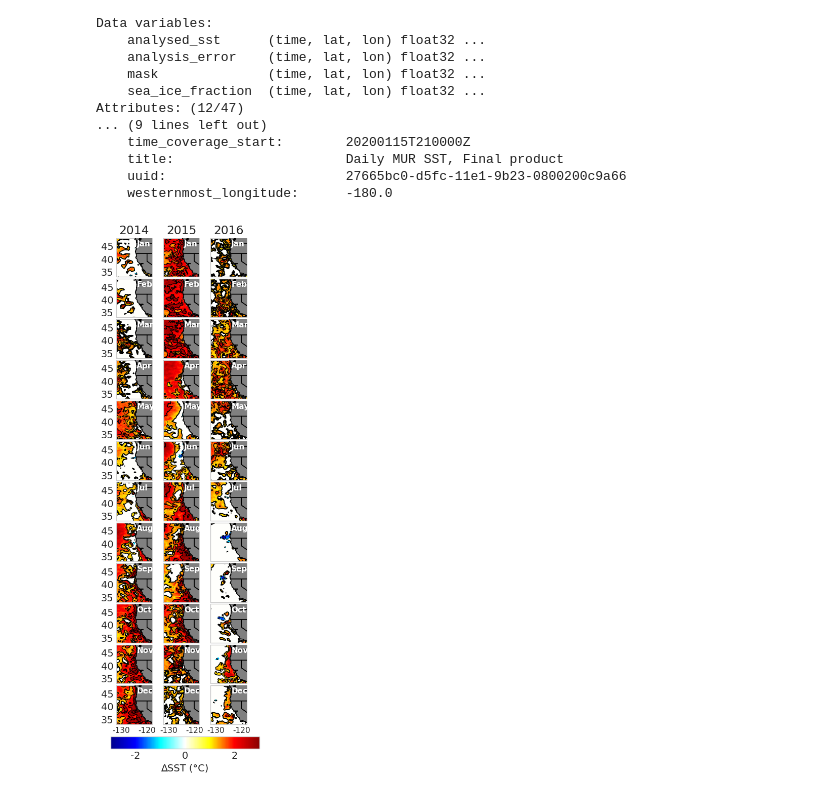
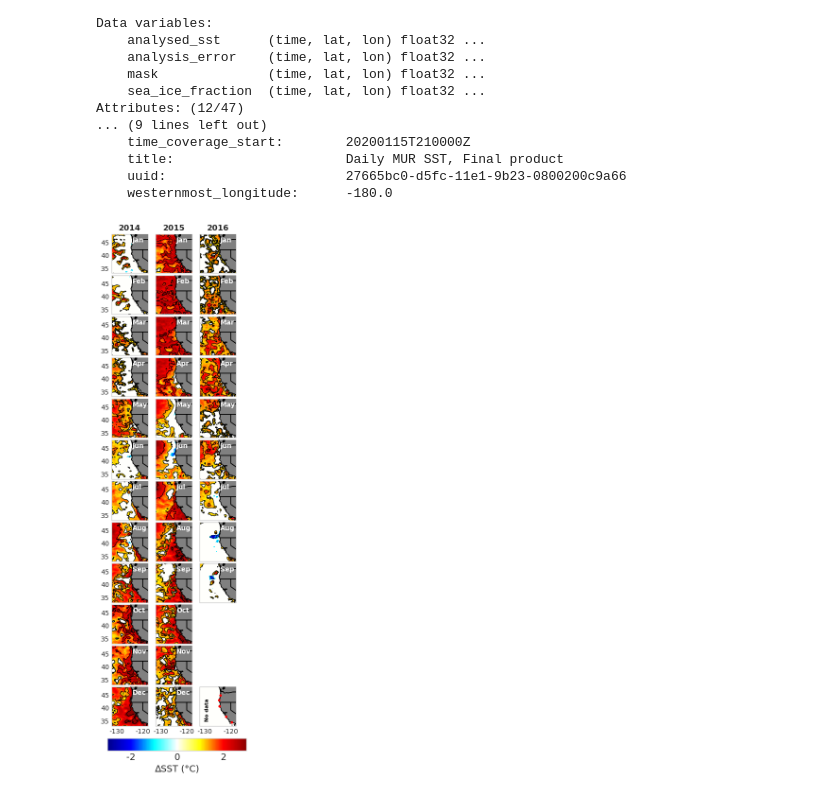
Before and after one commit to Jhartanto30/hw03-Group21, a Jupyter notebook: climate-Q04.ipynb, the cells around one changed output. Drawn from its saved outputs; the diff is of its cells as text; code cells hidden in the pictures.

Commit message:
removing the Oct-Dec 2016 data, and adding the no data plot

```diff
--- a/climate-Q04.ipynb
+++ b/climate-Q04.ipynb
@@ -103,64 +103,99 @@ anomalies_2015_white = anomalies_2015_mask.fillna(0)
 anomalies_2016_white = anomalies_2016_mask.fillna(0)
 # %%
 # Composing the entire plot for all months and years included
-n_months=12
-n_years=3
 months = ["Jan","Feb","Mar","Apr","May","Jun","Jul","Aug","Sep","Oct","Nov","Dec"]
 years = ["2014","2015","2016"]
-fig, axs = plt.subplots(nrows=n_months, ncols=n_years, sharex=True, sharey=True, subplot_kw={'projection': ccrs.PlateCarree()}, figsize=(7,24))
+fig, axs = plt.subplots(nrows=len(months), ncols=len(years), sharex=True, sharey=True, subplot_kw={'projection': ccrs.PlateCarree()}, figsize=(7,26))
 
 
 # loop through the months and plots
-for i in range(n_months):
-    for j in range(n_years):
+for j in range(len(years)):
+
+    for i in range(len(months)):
         # Choose correct dataset to plot by per year
         if j == 0:
             # j = 0 corresponds to 2014
             anomalies = anomalies_2014_white
         if j == 1:
             # j = 0 corresponds to 2015
             anomalies = anomalies_2015_white
         if j == 2:
             # j = 0 corresponds to 2016
             anomalies = anomalies_2016_white
 
-        # Plot the anomalies
-        overall_plot = anomalies[i,:,:].plot(ax=axs[i, j], transform=crs, cmap=cmap_custom,add_colorbar=False,vmin=-3, vmax=3,zorder=1)
-        anomalies[i,:,:].plot.contour(ax=axs[i, j], colors='black', linewidths=1,zorder=2)
-        axs[i,j].add_feature(cfeature.LAND, color="grey",zorder=3)
-        axs[i,j].add_feature(cfeature.STATES.with_scale("10m"),zorder=4)
-        # Remove default title
-        axs[i,j].set_title("")
-        # Remove default labels
-        axs[i,j].set(xlabel=None, ylabel=None)
-        # Plot month name
-        axs[i,j].text(-124, 45, months[i], fontsize=11, color="white", fontweight="semibold",zorder=5)
-
-        # Plot overall titles for the figure
-        if i == 0:
-            # First row add year
-            axs[i,j].set_title(years[j])
-        if j == 0:
-            # Left col add yticks for lat
-            axs[i,j].set_yticks([35, 40, 45])
-        if i == 11:
+        if ((i==len(months)-1) and (j == len(years)-1)):
+            # Make plot for no data
+            no_data = xr.zeros_like(anomalies[i,:,:])
+            overall_plot = no_data.plot(ax=axs[i, j], transform=crs, cmap=cmap_custom,add_colorbar=False,vmin=-3, vmax=3,zorder=1)
+            axs[i,j].add_feature(cfeature.LAND, color="grey",zorder=3)
+            axs[i,j].add_feature(cfeature.STATES.with_scale("10m"),zorder=4)
+            # Remove default title
+            axs[i,j].set_title("")
+            # Remove default labels
+            axs[i,j].set(xlabel=None, ylabel=None)
             # Bottom row add xticks for long
             axs[i,j].set_xticks([-130, -120])
-            axs[i,j].set_xticklabels([-130, -120], fontsize=11)
+            axs[i,j].set_xticklabels([-130, -120], fontsize=10)
+            # Plot month name
+            axs[i,j].text(-130, 35, "No data", fontsize=8, color="black", fontweight="semibold",zorder=5,rotation=90)
+            # Plot locations with no data
+            # Newport: long = -124.053452, lat: 44.636784
+            axs[i,j].scatter(-124.053452, 44.636784, marker = 'o',c = 'r', s=8,zorder=6)
+            # Cape Blanco: long = -124.5639997, lat = 42.8376089
+            axs[i,j].scatter(-124.5639997, 42.8376089, marker = 'o',c = 'r', s=8,zorder=6)
+            # Cape Mendocino: long = -124.4095, lat = 40.440132
+            axs[i,j].scatter(-124.4095, 40.440132, marker = 'o',c = 'r', s=8,zorder=6)
+            # Monterey: long = -121.898460, lat = 36.603954
+            axs[i,j].scatter(-121.898460, 36.603954, marker = 'o',c = 'r', s=8,zorder=6)
+            # Santa Barbara: long = -119.698189, lat = 34.420830
+            axs[i,j].scatter(-119.698189, 34.420830, marker = 'o',c = 'r', s=8,zorder=6)
+        else:
+            # Plot the anomalies
+            overall_plot = anomalies[i,:,:].plot(ax=axs[i, j], transform=crs, cmap=cmap_custom,add_colorbar=False,vmin=-3, vmax=3,zorder=1)
+            anomalies[i,:,:].plot.contour(ax=axs[i, j], colors='black', levels = 5,linewidths=.8,zorder=2)
+            axs[i,j].add_feature(cfeature.LAND, color="grey",zorder=3)
+            axs[i,j].add_feature(cfeature.STATES.with_scale("10m"),zorder=4)
+            # Remove default title
+            axs[i,j].set_title("")
+            # Remove default labels
+            axs[i,j].set(xlabel=None, ylabel=None)
+            # Plot month name
+            axs[i,j].text(-124, 45, months[i], fontsize=10, color="white", fontweight="semibold",zorder=5)
 
-# set the spacing between subplots
-plt.subplots_adjust(left=0.1,bottom=0.1,right=0.5,top=0.5,wspace=0.0025,hspace=0.05)
+            # Plot overall titles for the figure
+            if i == 0:
+                # First row add year
+                axs[i,j].set_title(years[j],fontsize=12, fontweight="bold")
+            if j == 0:
+                # Left col add yticks for lat
+                axs[i,j].set_yticks([35, 40, 45])
+                axs[i,j].set_yticklabels([35, 40, 45], fontsize=10)
+            if i == 11:
+                # Bottom row add xticks for long
+                axs[i,j].set_xticks([-130, -120])
+                axs[i,j].set_xticklabels([-130, -120], fontsize=10)
+
+
+
+# Hide data for Oct - Nov 2016
+axs[9,2].set_visible(False)
+axs[10,2].set_visible(False)
+
+
+
+# Set the spacing between subplots
+plt.subplots_adjust(left=0.1,bottom=0.1,right=0.5,top=0.5,wspace=-.0035,hspace=0.05)
 
 # Plotting legend
 # Try to put the ax in the right place
 ax = fig.add_axes([.10, .08, .42, .01])
 # Plot the colorbar
 cbar = plt.colorbar(overall_plot, cax=ax, orientation='horizontal')
 cbar.set_label('∆SST (°C)', loc="center")
 cbar.set_ticks([-2, 0, 2])
 cbar.set_ticklabels([-2, 0, 2])
 
 fig.show()
 fig.savefig('outputs/climate-Q04.png', bbox_inches='tight')
 # %% [output]
-[figure, old version]
+[figure, new version]
```
Also changed, not shown: 1 other file.
